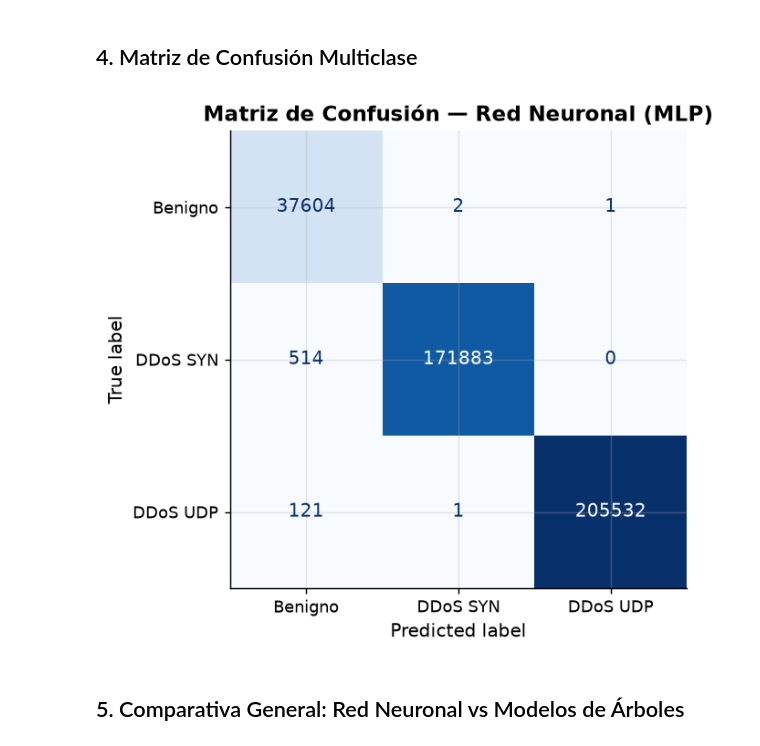
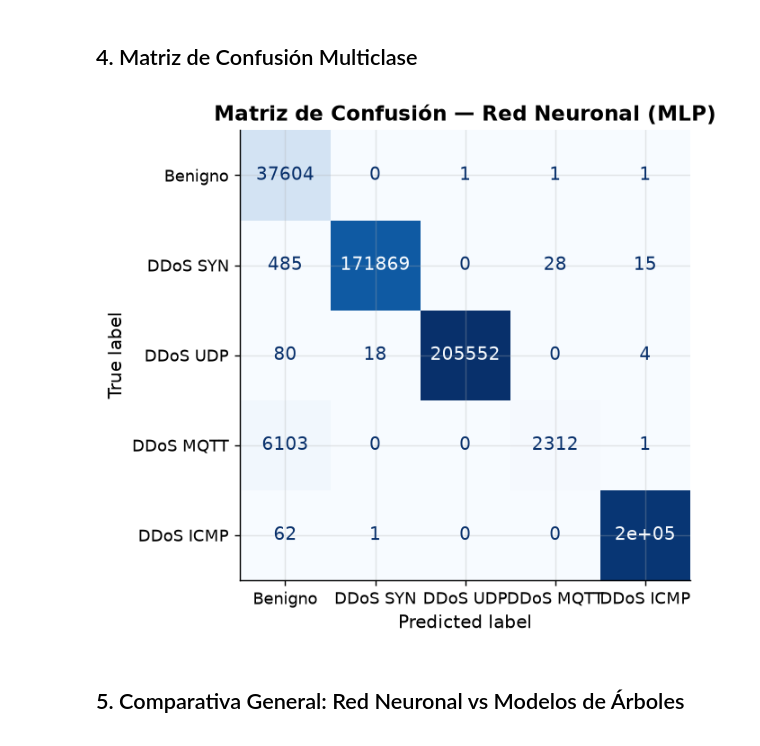
Before and after one commit to bvsh1/Data-Science, a Jupyter notebook: notebooks/05_neural_network_mlp.ipynb, the cells around one changed output. Saved outputs shown, nothing was run; the diff lists cells and outputs as text; code cells hidden in the pictures.

```diff
--- a/notebooks/05_neural_network_mlp.ipynb
+++ b/notebooks/05_neural_network_mlp.ipynb
@@ -133,17 +143,18 @@ pd.DataFrame([metricas_mul], index=["Red Neuronal (MLP)"]).T
 # %%
 fig, ax = plt.subplots(figsize=(6, 5))
 ConfusionMatrixDisplay.from_predictions(
     test["clase"],
     pred_mul,
+    labels=sorted(CLASES),
     display_labels=[CLASES[c] for c in sorted(CLASES)],
     cmap="Blues",
     ax=ax,
     colorbar=False,
 )
 ax.set_title("Matriz de Confusión — Red Neuronal (MLP)")
 plt.show()
 # %% [output]
-[figure, old version]
+[figure, new version]
 # %% [markdown]
 ## 5. Comparativa General: Red Neuronal vs Modelos de Árboles
 # %%
```
Also changed, not shown: parts of 5 cells of this notebook, 40 other files.
